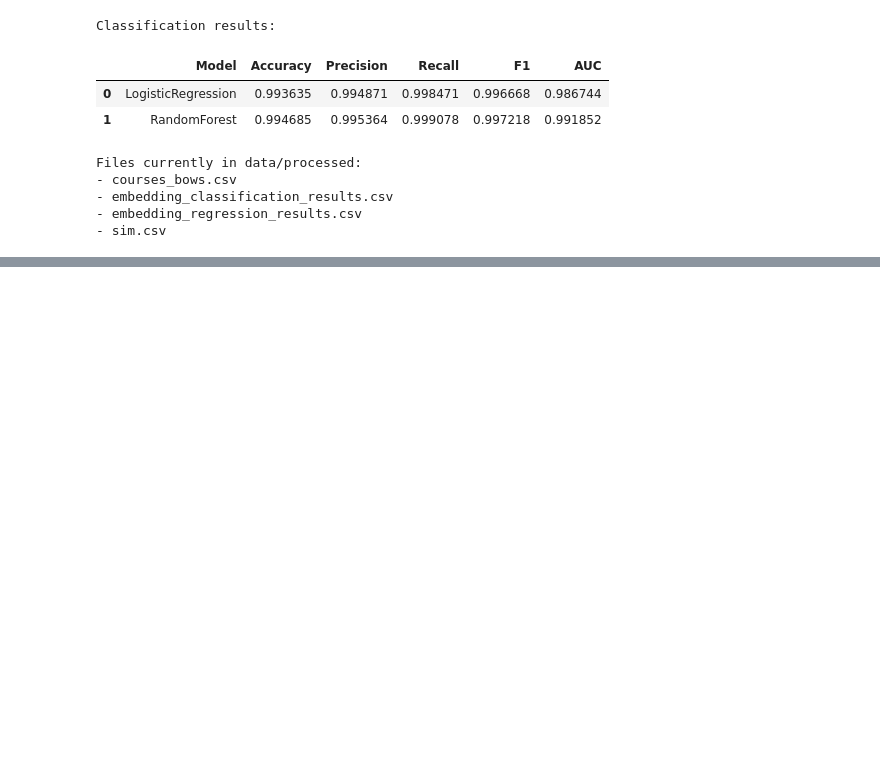
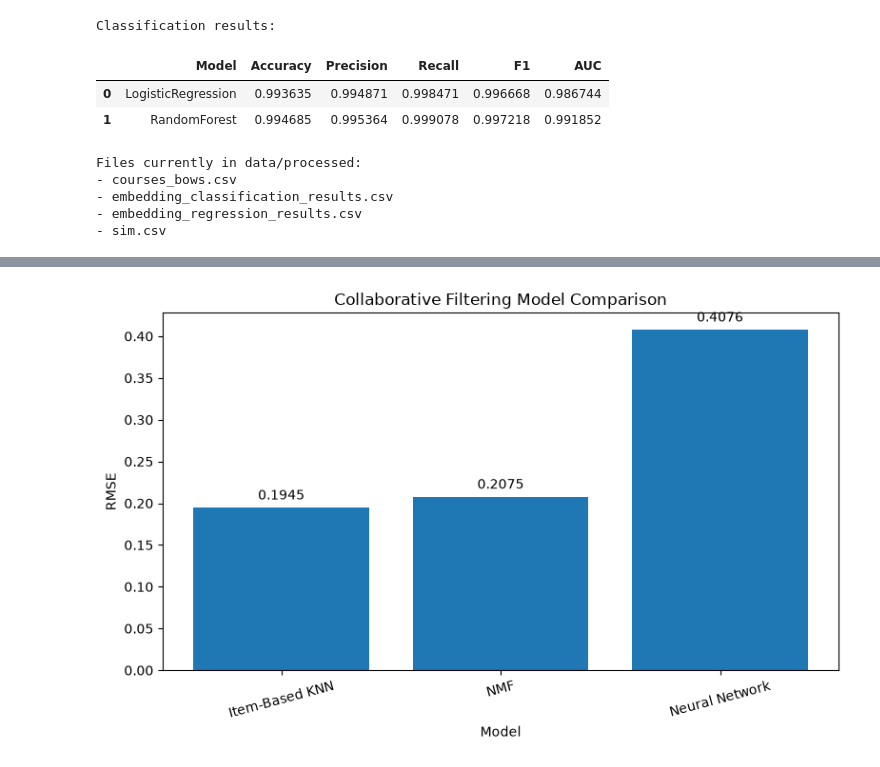
Before and after one commit to Tam-Davies/ml-course-recommender, a Jupyter notebook: notebooks/08_model_evaluation.ipynb, the cells around one changed output, grey strips where cells are left out. Saved outputs shown, nothing was run; the diff lists cells and outputs as text; code cells hidden in the pictures; blank space fills up the shorter version.

```diff
--- a/notebooks/08_model_evaluation.ipynb
+++ b/notebooks/08_model_evaluation.ipynb
@@ -54,0 +109,25 @@ Files currently in data/processed:
+# %%
+plt.figure(figsize=(8, 5))
+
+bars = plt.bar(
+    collaborative_results["Model"],
+    collaborative_results["RMSE"]
+)
+
+plt.ylabel("RMSE")
+plt.xlabel("Model")
+plt.title("Collaborative Filtering Model Comparison")
+plt.xticks(rotation=15)
+
+for bar, value in zip(bars, collaborative_results["RMSE"]):
+    plt.text(
+        bar.get_x() + bar.get_width() / 2,
+        bar.get_height() + 0.01,
+        f"{value:.4f}",
+        ha="center"
+    )
+
+plt.tight_layout()
+plt.show()
+# %% [output]
+[figure, added]
```
Also changed, not shown: parts of 7 cells of this notebook, 13 other files.
